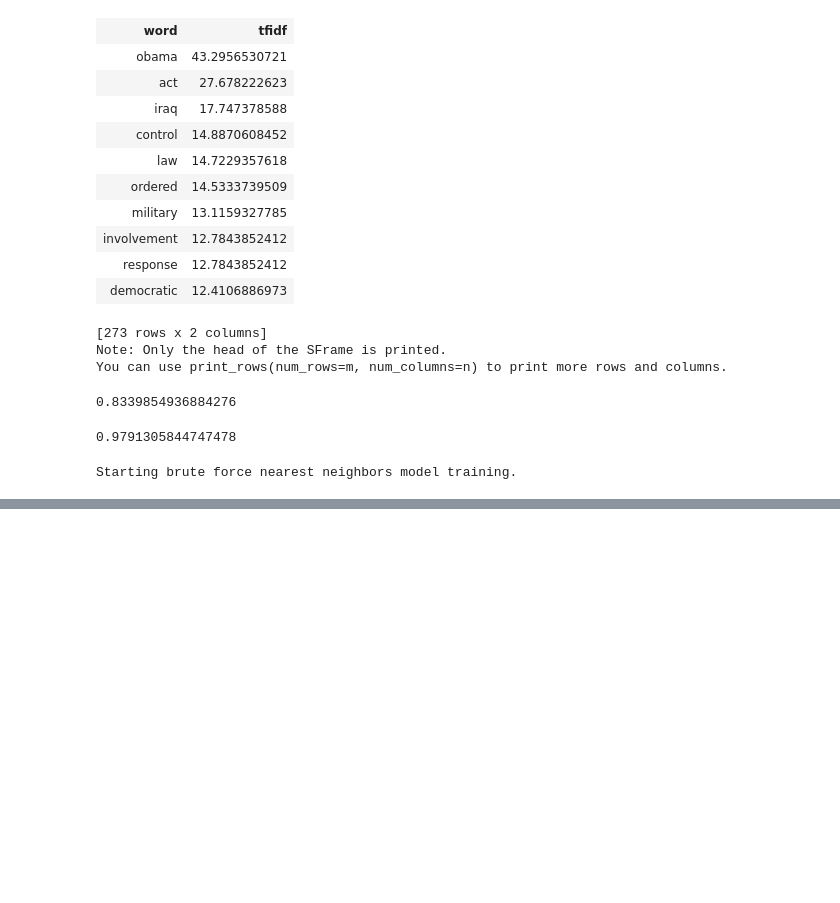
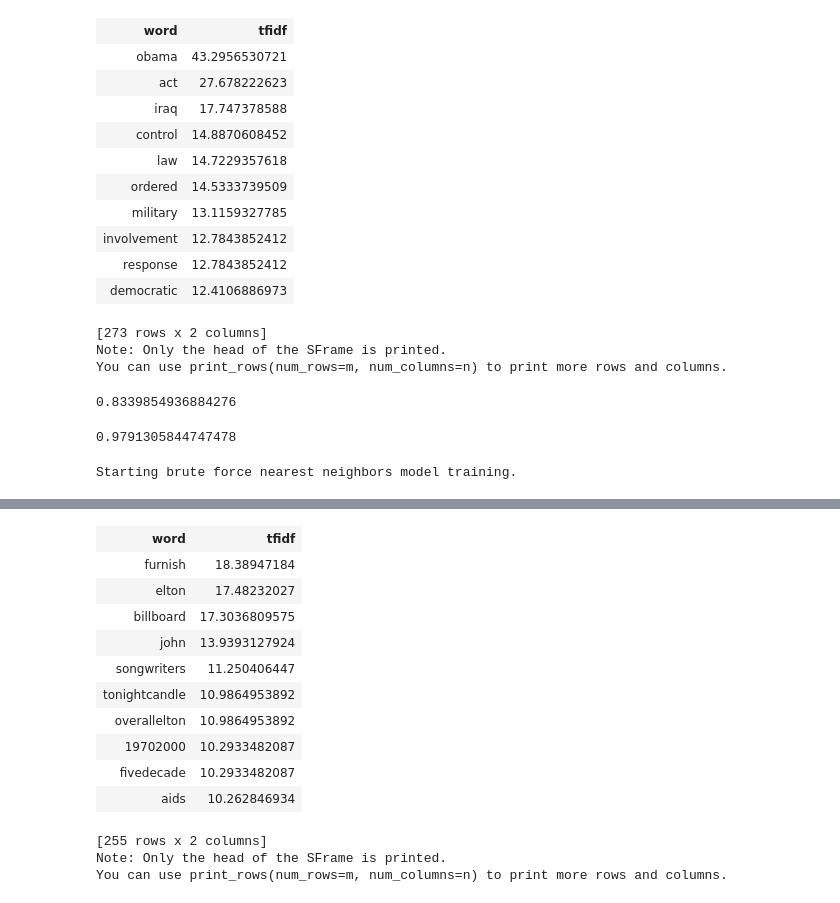
Before and after one commit to anand9522/Document-Retrieval, a Jupyter notebook: Clustering.ipynb, the cells around one changed output, grey strips where cells are left out. Cells and saved outputs as stored; diff of their text form; code cells hidden in the pictures; blank space fills up the shorter version.

```diff
--- a/Clustering.ipynb
+++ b/Clustering.ipynb
@@ -279,0 +300,17 @@ Starting pairwise querying.
+# %%
+elton[['tfidf']].stack('tfidf',new_column_name=['word','tfidf']).sort('tfidf',ascending=False)
+# %% [output]
+| word | tfidf |
+| furnish | 18.38947184 |
+| elton | 17.48232027 |
+| billboard | 17.3036809575 |
+| john | 13.9393127924 |
+| songwriters | 11.250406447 |
+| tonightcandle | 10.9864953892 |
+| overallelton | 10.9864953892 |
+| 19702000 | 10.2933482087 |
+| fivedecade | 10.2933482087 |
+| aids | 10.262846934 |
+[255 rows x 2 columns]
+Note: Only the head of the SFrame is printed.
+You can use print_rows(num_rows=m, num_columns=n) to print more rows and columns.
```
Also changed, not shown: parts of 10 cells of this notebook.
